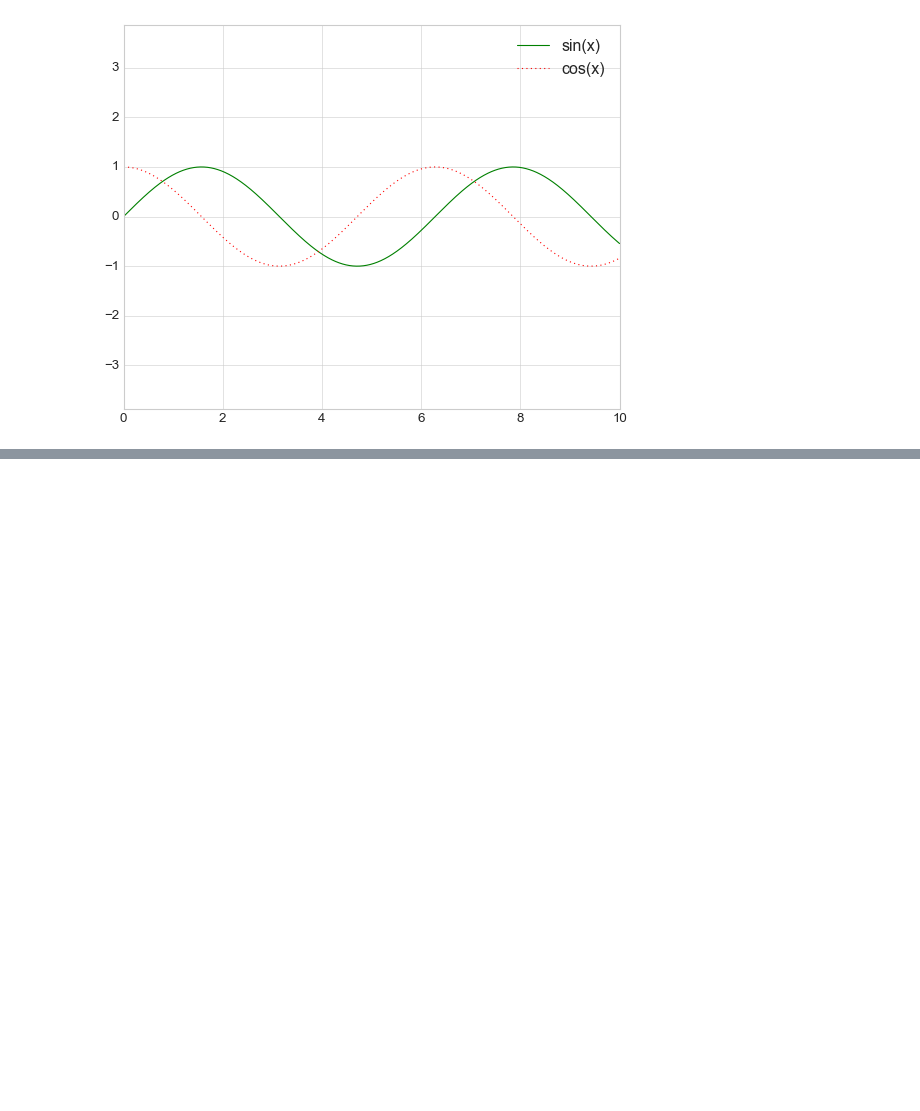
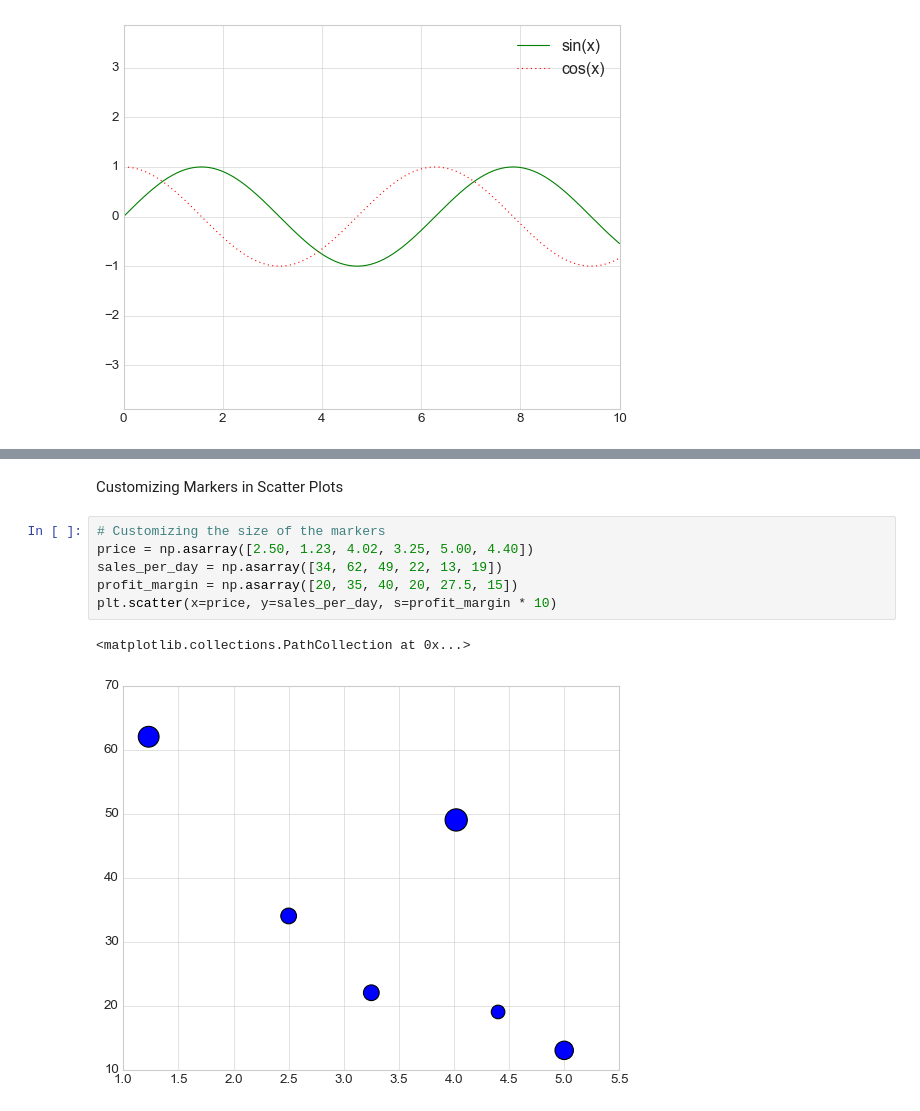
Before and after one commit to MbuviM/Data-Visualization-Learning-Projects, a Jupyter notebook: Matplotlib.ipynb, the cells around one changed output, grey strips where cells are left out. Saved outputs shown, nothing was run; the diff lists cells and outputs as text; blank space fills up the shorter version.

```diff
--- a/Matplotlib.ipynb
+++ b/Matplotlib.ipynb
@@ -144,0 +155,11 @@ plt.legend()
+# %% [markdown]
+Customizing Markers in Scatter Plots
+# %%
+# Customizing the size of the markers
+price = np.asarray([2.50, 1.23, 4.02, 3.25, 5.00, 4.40])
+sales_per_day = np.asarray([34, 62, 49, 22, 13, 19])
+profit_margin = np.asarray([20, 35, 40, 20, 27.5, 15])
+plt.scatter(x=price, y=sales_per_day, s=profit_margin * 10)
+# %% [output]
+<matplotlib.collections.PathCollection at 0x...>
+[figure, added]
```
Also changed, not shown: parts of 5 cells of this notebook.
